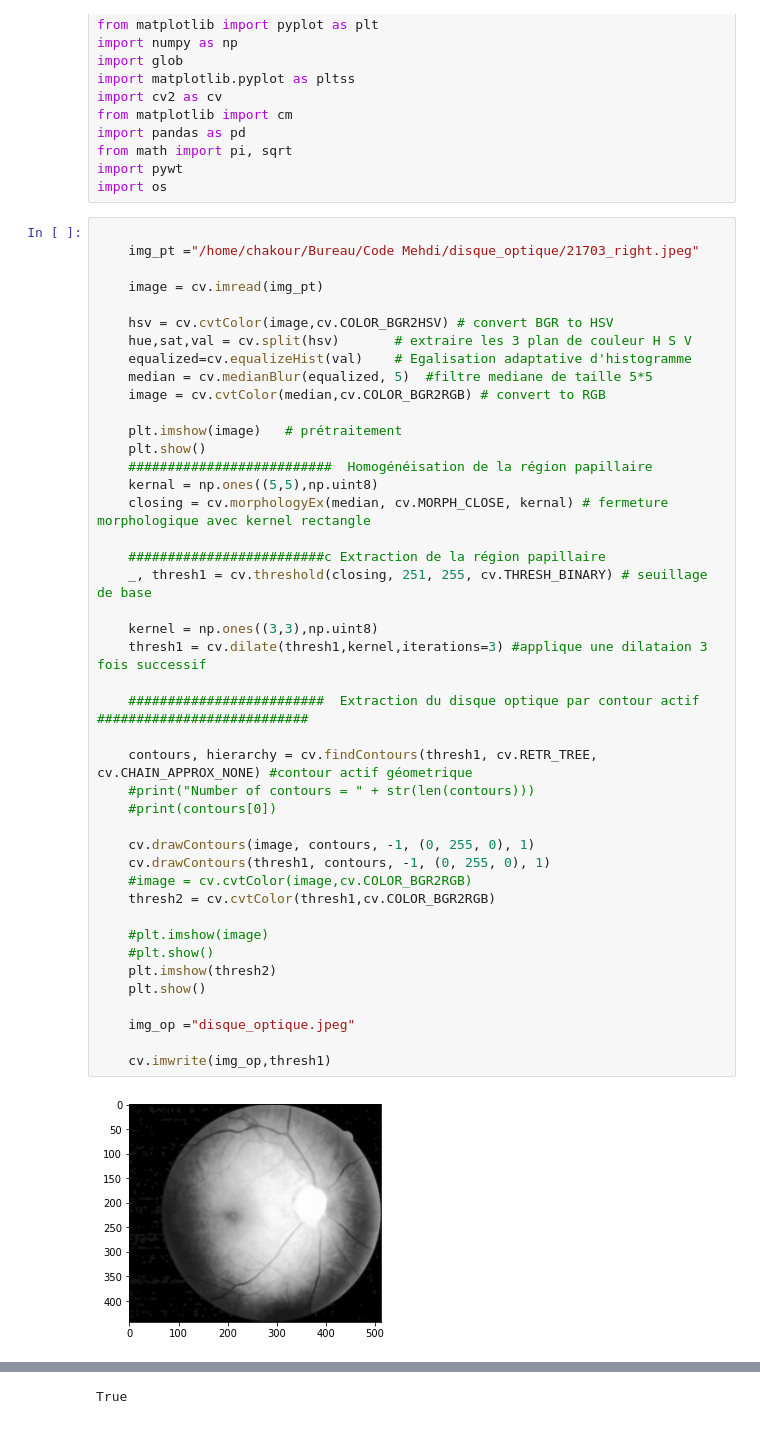
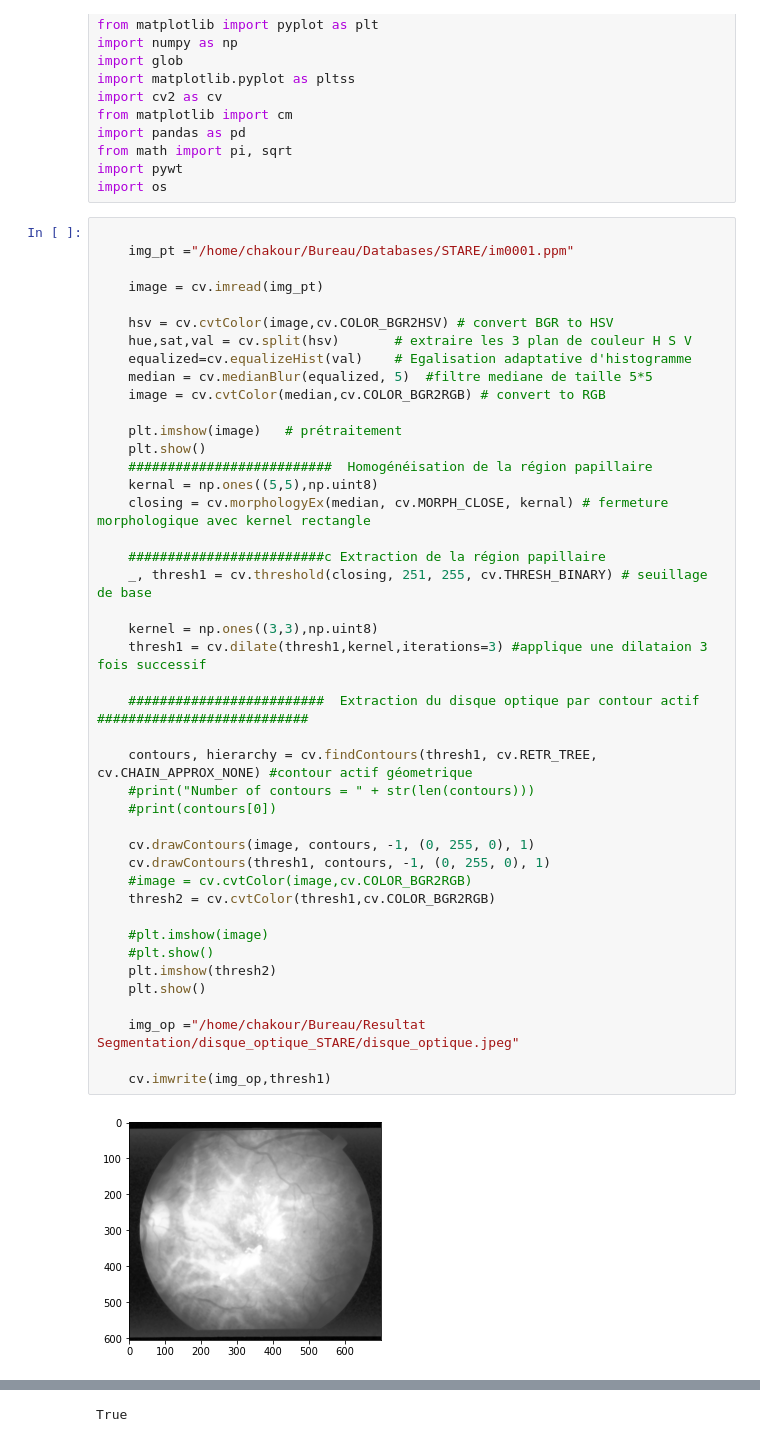
Before and after one commit to chakourm/RD_training, a Jupyter notebook: Segmentation_Disque_Optique_V2.ipynb, the cells around one changed output, grey strips where cells are left out. Cells and saved outputs as stored; diff of their text form.

```diff
--- a/Segmentation_Disque_Optique_V2.ipynb
+++ b/Segmentation_Disque_Optique_V2.ipynb
@@ -19,7 +19,7 @@ import pywt
 import os
 # %%
 
-    img_pt ="/home/chakour/Bureau/Code Mehdi/disque_optique/21703_right.jpeg"
+    img_pt ="/home/chakour/Bureau/Databases/STARE/im0001.ppm"
 
     image = cv.imread(img_pt)
 
@@ -33,32 +33,32 @@ import os
     plt.show()
     ##########################  Homogénéisation de la région papillaire
     kernal = np.ones((5,5),np.uint8)
     closing = cv.morphologyEx(median, cv.MORPH_CLOSE, kernal) # fermeture morphologique avec kernel rectangle
 
     #########################c Extraction de la région papillaire
     _, thresh1 = cv.threshold(closing, 251, 255, cv.THRESH_BINARY) # seuillage de base
 
     kernel = np.ones((3,3),np.uint8)
     thresh1 = cv.dilate(thresh1,kernel,iterations=3) #applique une dilataion 3 fois successif
 
     #########################  Extraction du disque optique par contour actif ###########################
 
     contours, hierarchy = cv.findContours(thresh1, cv.RETR_TREE, cv.CHAIN_APPROX_NONE) #contour actif géometrique
     #print("Number of contours = " + str(len(contours)))
     #print(contours[0])
 
     cv.drawContours(image, contours, -1, (0, 255, 0), 1)
     cv.drawContours(thresh1, contours, -1, (0, 255, 0), 1)
     #image = cv.cvtColor(image,cv.COLOR_BGR2RGB)
     thresh2 = cv.cvtColor(thresh1,cv.COLOR_BGR2RGB)
 
     #plt.imshow(image)
     #plt.show()
     plt.imshow(thresh2)
     plt.show()
 
-    img_op ="disque_optique.jpeg"
+    img_op ="/home/chakour/Bureau/Resultat Segmentation/disque_optique_STARE/disque_optique.jpeg"
 
     cv.imwrite(img_op,thresh1)
 # %% [output]
-[figure, old version]
+[figure, new version]
```
Also changed, not shown: parts of 2 cells of this notebook.
